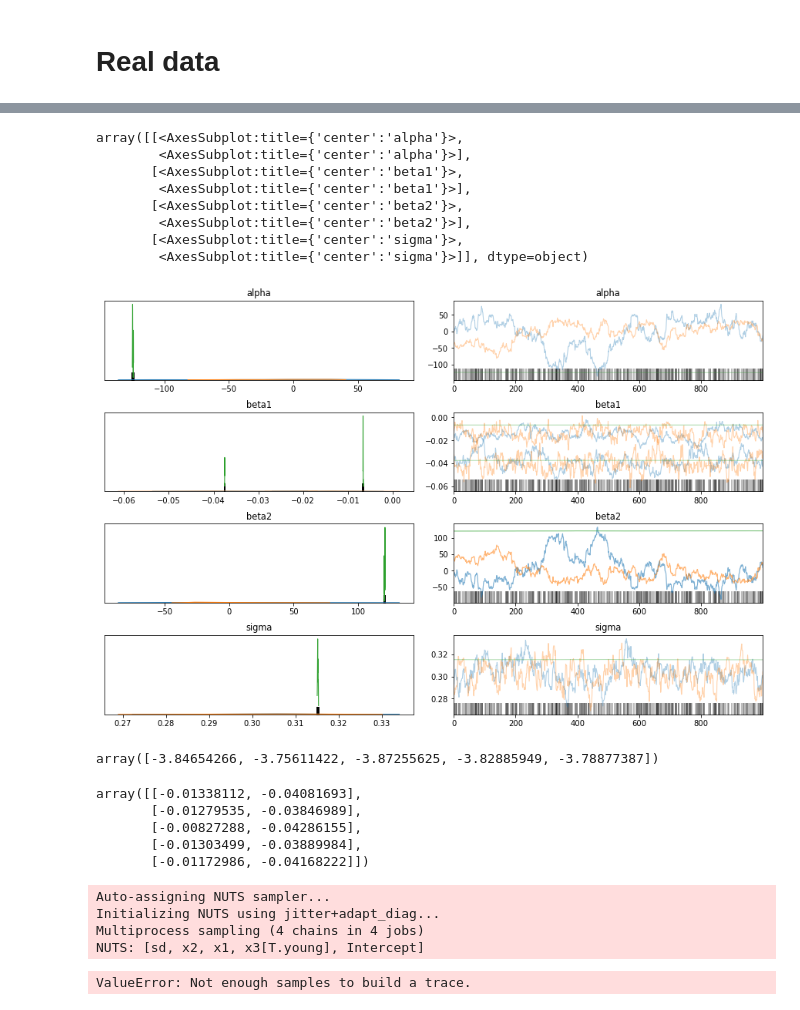
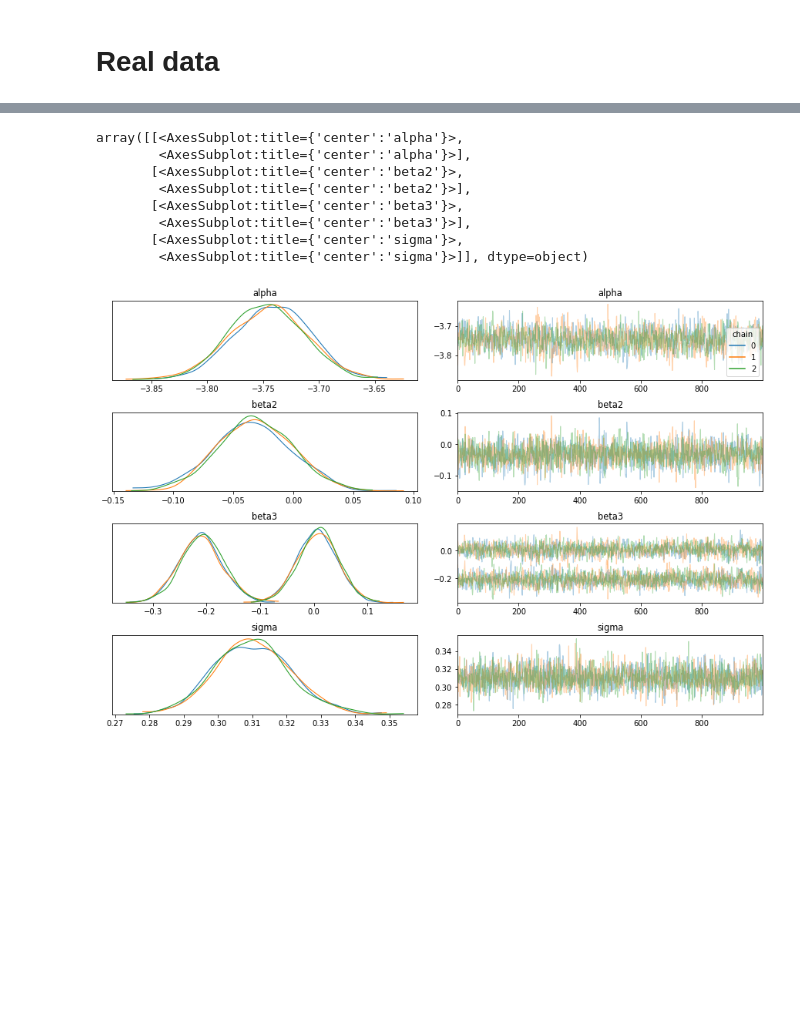
Before and after one commit to xbouteiller/FormanriskAnalysis, a Jupyter notebook: script/pymc3_mcmc_env.ipynb, the cells around one changed output, grey strips where cells are left out. Cells and saved outputs as stored; diff of their text form; code cells hidden in the pictures; blank space fills up the shorter version.

```diff
--- a/script/pymc3_mcmc_env.ipynb
+++ b/script/pymc3_mcmc_env.ipynb
@@ -149,9 +151,37 @@ with basic_model:
 
     # Likelihood (sampling distribution) of observations
     Y_obs = pm.Normal("Y_obs", mu=mu, sigma=sigma, observed=Y)
+# %%
+Y = df.P50.values
+
+X1 = df.acp_0.values
+X2 = df.acp_1.values
+X3 = df.adult.values
+
+X4 = df.g1.values
+X5 = df.g3.values
+
+
+basic_model = pm.Model()
+
+with basic_model:
+
+    # Priors for unknown model parameters
+    alpha = pm.Normal("alpha", mu=-3.8, sigma=1)
+
+    beta2 = pm.Normal("beta2", mu=0, sigma=1, shape = 1)
+    beta3 = pm.Normal("beta3", mu=0, sigma=1, shape = 2)
+
+    sigma = pm.HalfNormal("sigma", sigma=1)
+
+    # Expected value of outcome
+    mu = alpha  + beta2[0]*X3 + beta3[0]*X4 + beta3[1]*X5
+
+    # Likelihood (sampling distribution) of observations
+    Y_obs = pm.Normal("Y_obs", mu=mu, sigma=sigma, observed=Y)
 # %%
 with basic_model:
     # draw 500 posterior samples
     n_draws, n_chains = 1000, 3
     n_sim = n_draws*n_chains
-    trace = pm.sample(tune = 1000, draws=n_draws, chains=n_chains)
+    trace = pm.sample(tune = 500, draws=n_draws, chains=n_chains)
@@ -170,24 +188,14 @@ The estimated number of effective samples is smaller than 200 for some parameter
 # %%
-pm.traceplot(trace)
+pm.traceplot(trace,
+            combined = False,
+            legend = True)
 # %% [output]
 array([[<AxesSubplot:title={'center':'alpha'}>,
         <AxesSubplot:title={'center':'alpha'}>],
-       [<AxesSubplot:title={'center':'beta1'}>,
-        <AxesSubplot:title={'center':'beta1'}>],
        [<AxesSubplot:title={'center':'beta2'}>,
         <AxesSubplot:title={'center':'beta2'}>],
+       [<AxesSubplot:title={'center':'beta3'}>,
+        <AxesSubplot:title={'center':'beta3'}>],
        [<AxesSubplot:title={'center':'sigma'}>,
         <AxesSubplot:title={'center':'sigma'}>]], dtype=object)
-[figure, old version]
+[figure, new version]
-# %%
-trace["alpha"][-5:]
-# %% [output]
-array([-3.84654266, -3.75611422, -3.87255625, -3.82885949, -3.78877387])
-# %%
-trace["beta"][-5:]
-# %% [output]
-array([[-0.01338112, -0.04081693],
-       [-0.01279535, -0.03846989],
-       [-0.00827288, -0.04286155],
-       [-0.01303499, -0.03889984],
-       [-0.01172986, -0.04168222]])
@@ -197,11 +201,0 @@ df_glm = pd.DataFrame({"x1": df.acp_0.values, "x2": df.acp_1.values, "x3": df.Tr
-# %%
-from pymc3.glm import GLM
-with pm.Model() as model_glm:
-    GLM.from_formula("y ~ x1 + x2 + x3", df_glm)
-    trace = pm.sample()
-# %% [output]
-Auto-assigning NUTS sampler...
-Initializing NUTS using jitter+adapt_diag...
-Multiprocess sampling (4 chains in 4 jobs)
-NUTS: [sd, x2, x1, x3[T.young], Intercept]
-ValueError: Not enough samples to build a trace.
```
Also changed, not shown: parts of 14 cells of this notebook, 11 other files.
